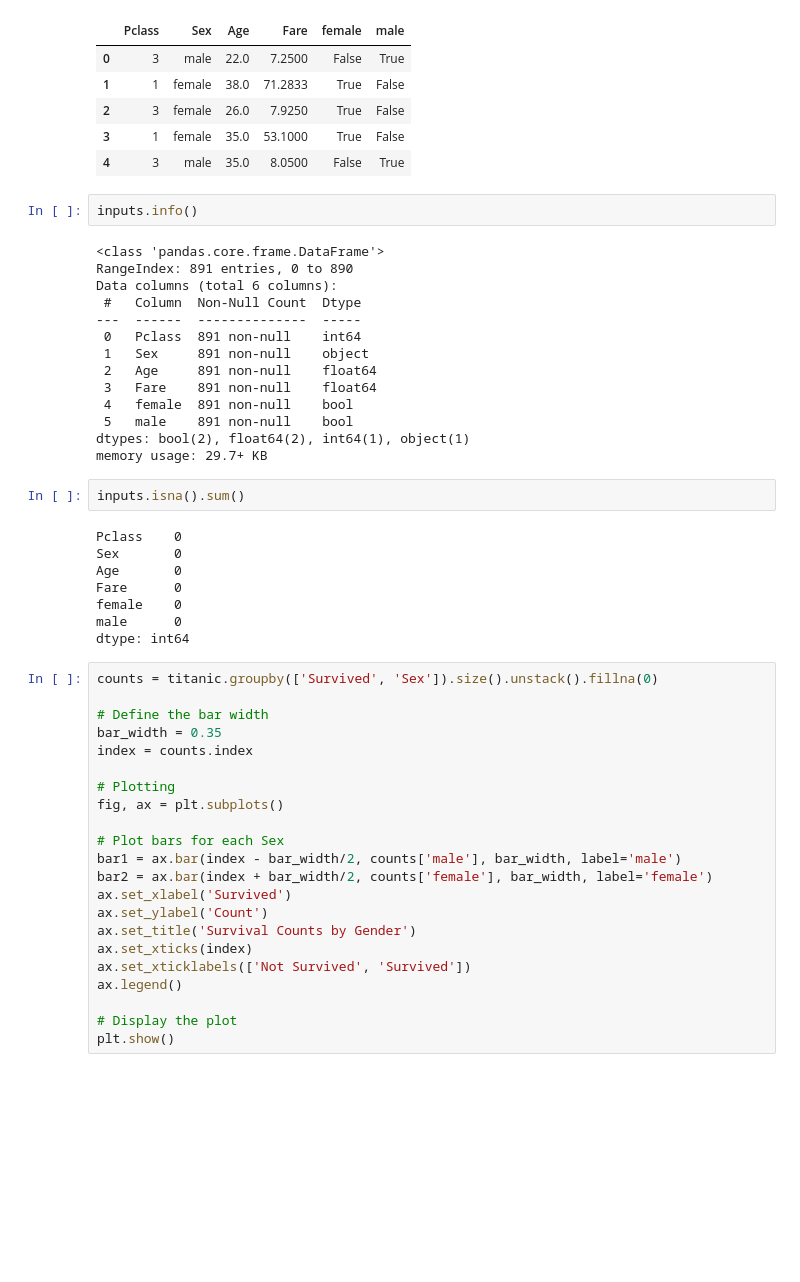
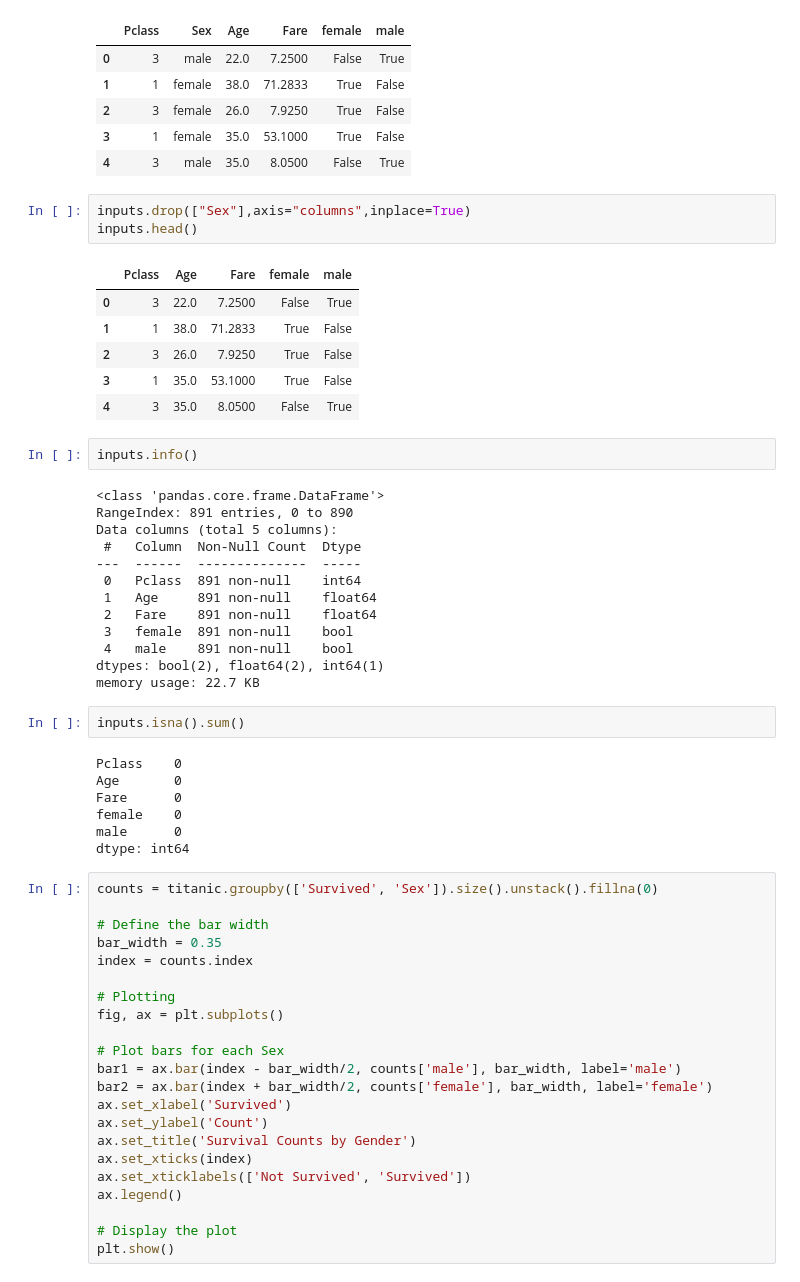
Before and after one commit to pr4nv-1000/CODSOFT, a Jupyter notebook: Task 1/TASK_1.ipynb, the cells around one changed output. Drawn from its saved outputs; the diff is of its cells as text; blank space fills up the shorter version.

```diff
--- a/Task 1/TASK_1.ipynb
+++ b/Task 1/TASK_1.ipynb
@@ -154,27 +154,35 @@ inputs.head()
 | 2 | 3 | female | 26.0 | 7.9250 | True | False |
 | 3 | 1 | female | 35.0 | 53.1000 | True | False |
 | 4 | 3 | male | 35.0 | 8.0500 | False | True |
+# %%
+inputs.drop(["Sex"],axis="columns",inplace=True)
+inputs.head()
+# %% [output]
+|  | Pclass | Age | Fare | female | male |
+| 0 | 3 | 22.0 | 7.2500 | False | True |
+| 1 | 1 | 38.0 | 71.2833 | True | False |
+| 2 | 3 | 26.0 | 7.9250 | True | False |
+| 3 | 1 | 35.0 | 53.1000 | True | False |
+| 4 | 3 | 35.0 | 8.0500 | False | True |
 # %%
 inputs.info()
 # %% [output]
 <class 'pandas.core.frame.DataFrame'>
 RangeIndex: 891 entries, 0 to 890
-Data columns (total 6 columns):
+Data columns (total 5 columns):
  #   Column  Non-Null Count  Dtype
 ---  ------  --------------  -----
  0   Pclass  891 non-null    int64
- 1   Sex     891 non-null    object
- 2   Age     891 non-null    float64
- 3   Fare    891 non-null    float64
- 4   female  891 non-null    bool
- 5   male    891 non-null    bool
-dtypes: bool(2), float64(2), int64(1), object(1)
-memory usage: 29.7+ KB
+ 1   Age     891 non-null    float64
+ 2   Fare    891 non-null    float64
+ 3   female  891 non-null    bool
+ 4   male    891 non-null    bool
+dtypes: bool(2), float64(2), int64(1)
+memory usage: 22.7 KB
 # %%
 inputs.isna().sum()
 # %% [output]
 Pclass    0
-Sex       0
 Age       0
 Fare      0
 female    0
```
Also changed, not shown: parts of 9 cells of this notebook.
